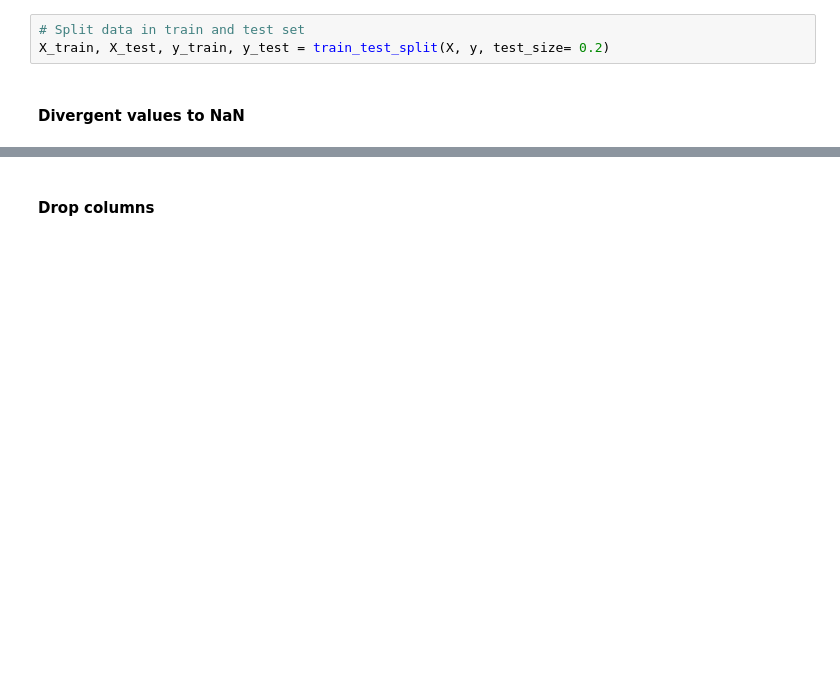
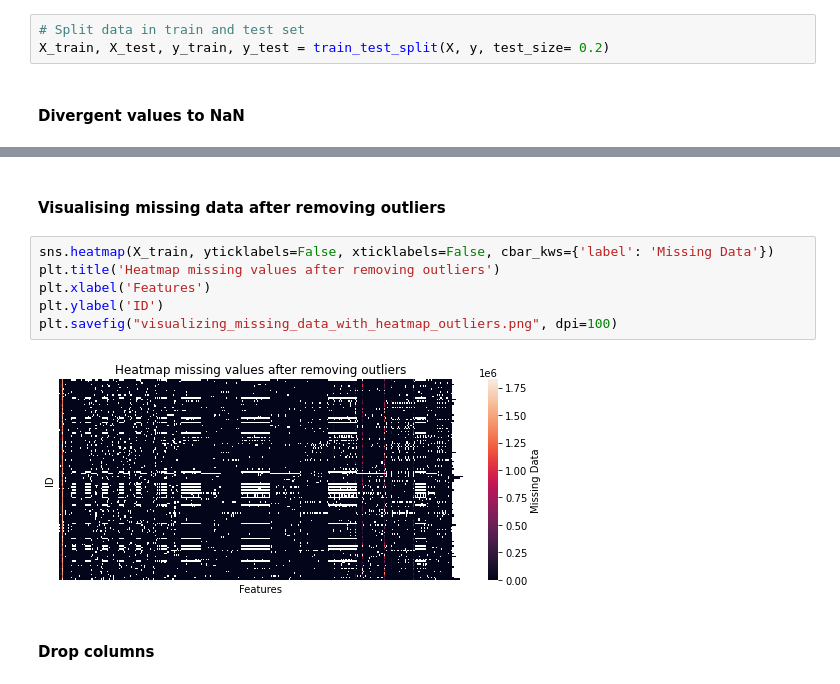
Before and after one commit to LishiaV/TM10007, a Jupyter notebook: machine.ipynb, the cells around one changed output, grey strips where cells are left out. Cells and saved outputs as stored; diff of their text form; blank space fills up the shorter version.

```diff
--- a/machine.ipynb
+++ b/machine.ipynb
@@ -159,3 +170,13 @@ Non-outlier observations: 0
+# %% [markdown]
+#### Visualising missing data after removing outliers
+# %%
+sns.heatmap(X_train, yticklabels=False, xticklabels=False, cbar_kws={'label': 'Missing Data'})
+plt.title('Heatmap missing values after removing outliers')
+plt.xlabel('Features')
+plt.ylabel('ID')
+plt.savefig("visualizing_missing_data_with_heatmap_outliers.png", dpi=100)
+# %% [output]
+[figure, added]
 # %% [markdown]
 #### Drop columns
 # %%
```
Also changed, not shown: parts of 9 cells of this notebook, 2 other files.
